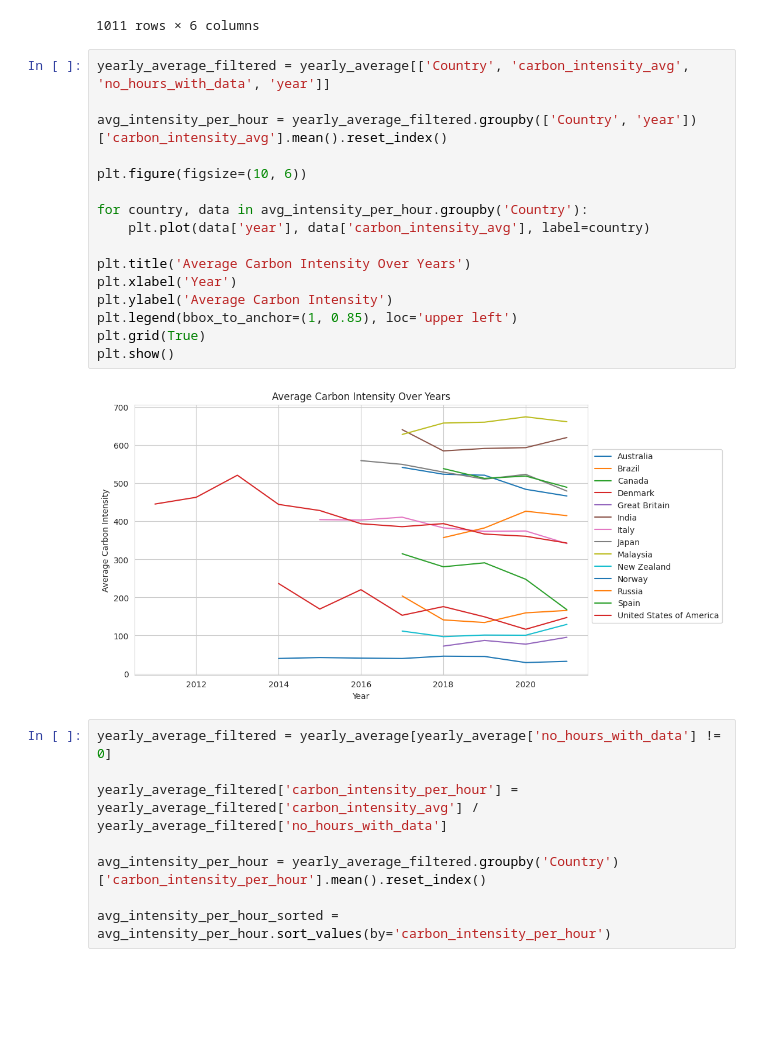
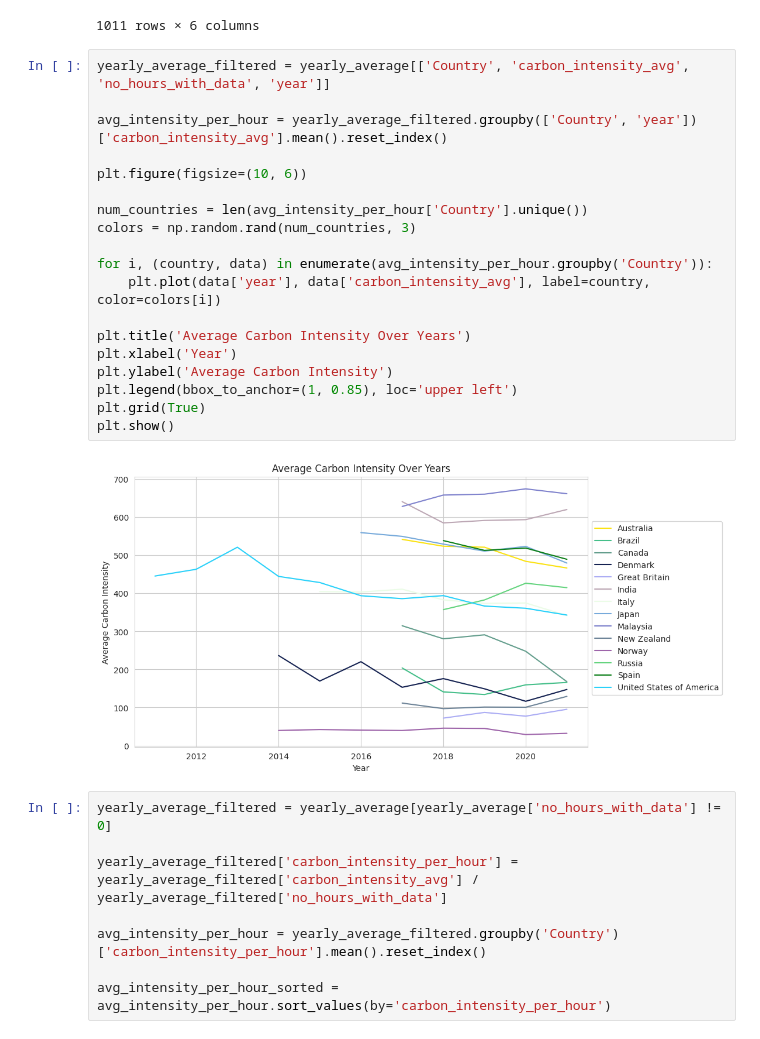
Before and after one commit to IlliaRohalskyi/Green-AI, a Jupyter notebook: notebooks/initial_data_analysis.ipynb, the cells around one changed output. Cells and saved outputs as stored; diff of their text form; blank space fills up the shorter version.

Commit message:
Changed color for lineplot

```diff
--- a/notebooks/initial_data_analysis.ipynb
+++ b/notebooks/initial_data_analysis.ipynb
@@ -94,21 +94,24 @@ yearly_average
 # %%
 yearly_average_filtered = yearly_average[['Country', 'carbon_intensity_avg', 'no_hours_with_data', 'year']]
 
 avg_intensity_per_hour = yearly_average_filtered.groupby(['Country', 'year'])['carbon_intensity_avg'].mean().reset_index()
 
 plt.figure(figsize=(10, 6))
 
-for country, data in avg_intensity_per_hour.groupby('Country'):
-    plt.plot(data['year'], data['carbon_intensity_avg'], label=country)
+num_countries = len(avg_intensity_per_hour['Country'].unique())
+colors = np.random.rand(num_countries, 3)
+
+for i, (country, data) in enumerate(avg_intensity_per_hour.groupby('Country')):
+    plt.plot(data['year'], data['carbon_intensity_avg'], label=country, color=colors[i])
 
 plt.title('Average Carbon Intensity Over Years')
 plt.xlabel('Year')
 plt.ylabel('Average Carbon Intensity')
 plt.legend(bbox_to_anchor=(1, 0.85), loc='upper left')
 plt.grid(True)
 plt.show()
 # %% [output]
-[figure, old version]
+[figure, new version]
 # %%
 yearly_average_filtered = yearly_average[yearly_average['no_hours_with_data'] != 0]
 
```
Also changed, not shown: parts of 1 cell of this notebook.
